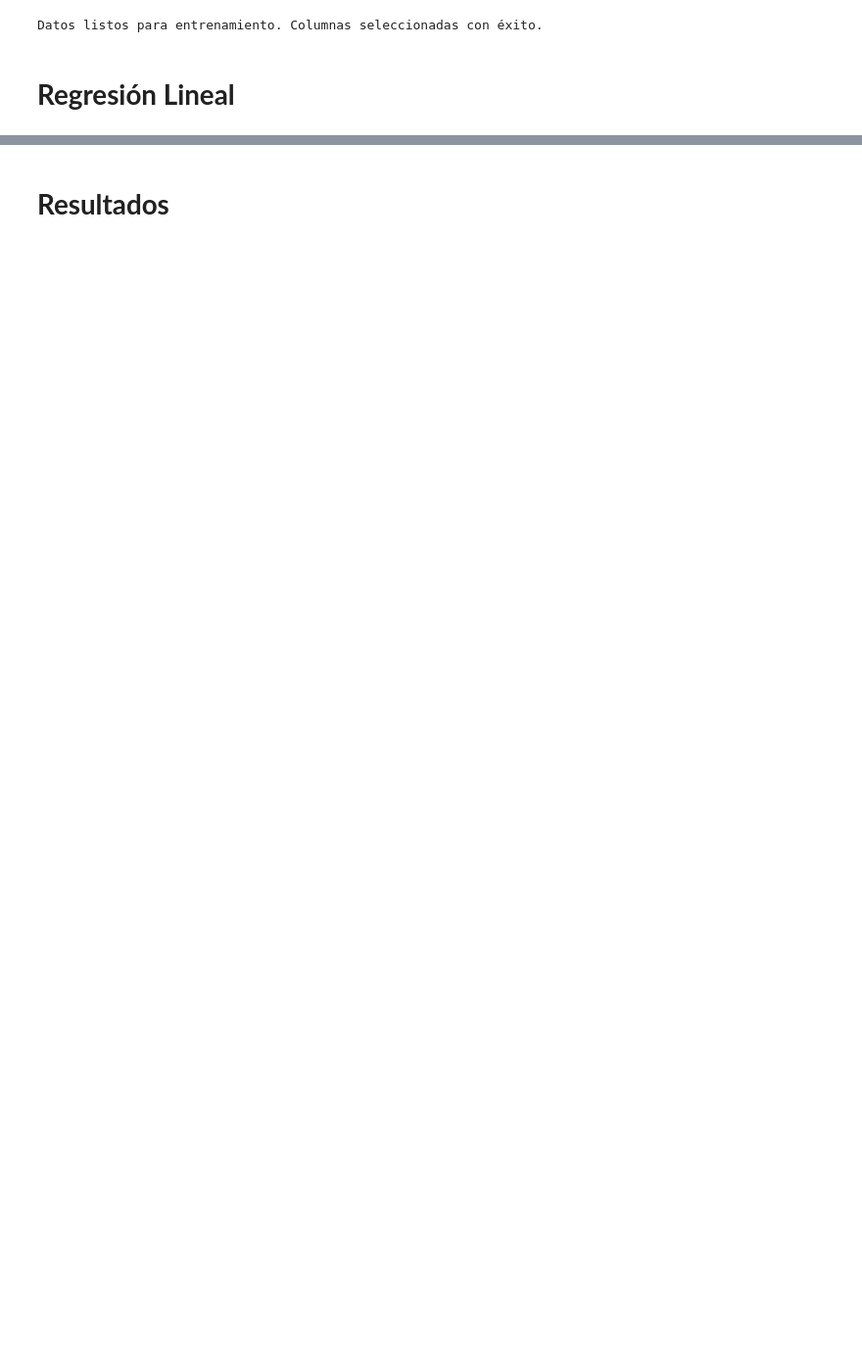
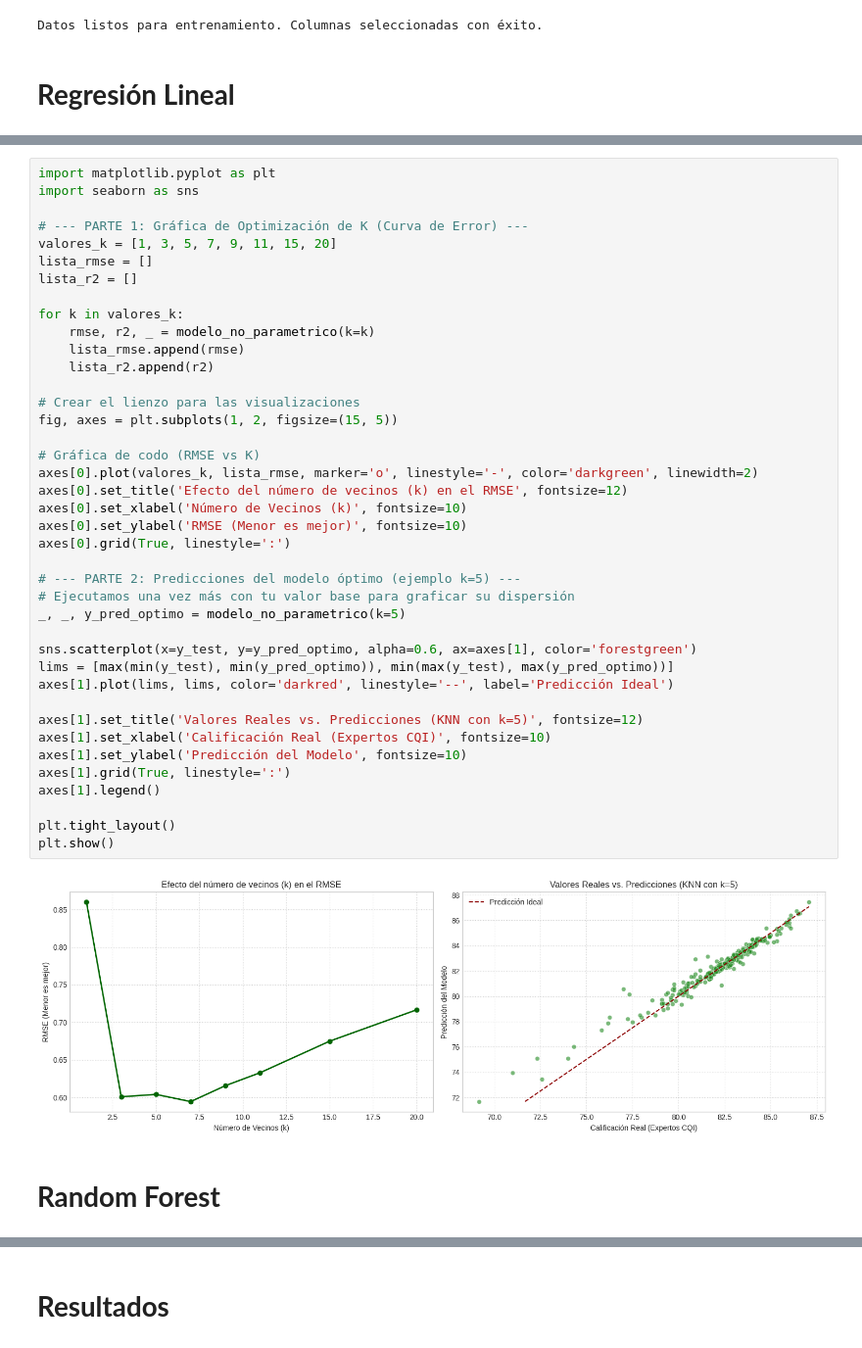
Before and after one commit to zerstoren1234567/Coffee_Quality, a Jupyter notebook: Entrenamiento_y_evaluacion_de_modelos.ipynb, the cells around one changed output, grey strips where cells are left out. Shown at 98% size. Cells and saved outputs as stored; diff of their text form; blank space fills up the shorter version.

```diff
--- a/Entrenamiento_y_evaluacion_de_modelos.ipynb
+++ b/Entrenamiento_y_evaluacion_de_modelos.ipynb
@@ -112,0 +206,44 @@ R2 Score: 0.9826
+# %%
+import matplotlib.pyplot as plt
+import seaborn as sns
+
+# --- PARTE 1: Gráfica de Optimización de K (Curva de Error) ---
+valores_k = [1, 3, 5, 7, 9, 11, 15, 20]
+lista_rmse = []
+lista_r2 = []
+
+for k in valores_k:
+    rmse, r2, _ = modelo_no_parametrico(k=k)
+    lista_rmse.append(rmse)
+    lista_r2.append(r2)
+
+# Crear el lienzo para las visualizaciones
+fig, axes = plt.subplots(1, 2, figsize=(15, 5))
+
+# Gráfica de codo (RMSE vs K)
+axes[0].plot(valores_k, lista_rmse, marker='o', linestyle='-', color='darkgreen', linewidth=2)
+axes[0].set_title('Efecto del número de vecinos (k) en el RMSE', fontsize=12)
+axes[0].set_xlabel('Número de Vecinos (k)', fontsize=10)
+axes[0].set_ylabel('RMSE (Menor es mejor)', fontsize=10)
+axes[0].grid(True, linestyle=':')
+
+# --- PARTE 2: Predicciones del modelo óptimo (ejemplo k=5) ---
+# Ejecutamos una vez más con tu valor base para graficar su dispersión
+_, _, y_pred_optimo = modelo_no_parametrico(k=5)
+
+sns.scatterplot(x=y_test, y=y_pred_optimo, alpha=0.6, ax=axes[1], color='forestgreen')
+lims = [max(min(y_test), min(y_pred_optimo)), min(max(y_test), max(y_pred_optimo))]
+axes[1].plot(lims, lims, color='darkred', linestyle='--', label='Predicción Ideal')
+
+axes[1].set_title('Valores Reales vs. Predicciones (KNN con k=5)', fontsize=12)
+axes[1].set_xlabel('Calificación Real (Expertos CQI)', fontsize=10)
+axes[1].set_ylabel('Predicción del Modelo', fontsize=10)
+axes[1].grid(True, linestyle=':')
+axes[1].legend()
+
+plt.tight_layout()
+plt.show()
+# %% [output]
+[figure, added]
+# %% [markdown]
+# **Random Forest**
```
Also changed, not shown: parts of 33 cells of this notebook.
